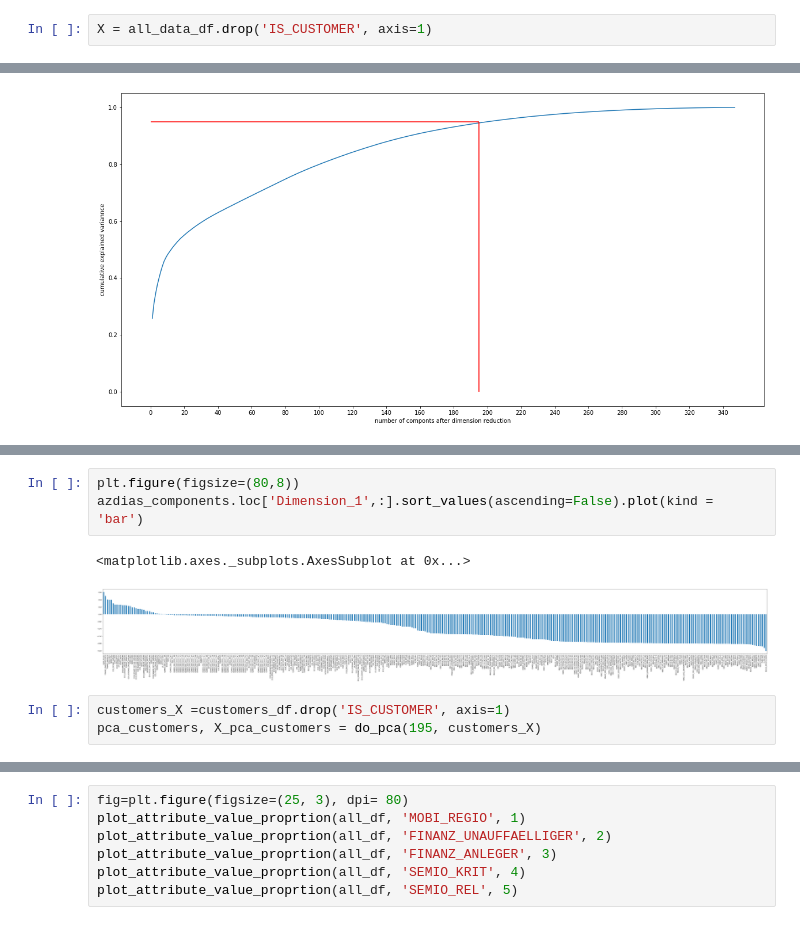
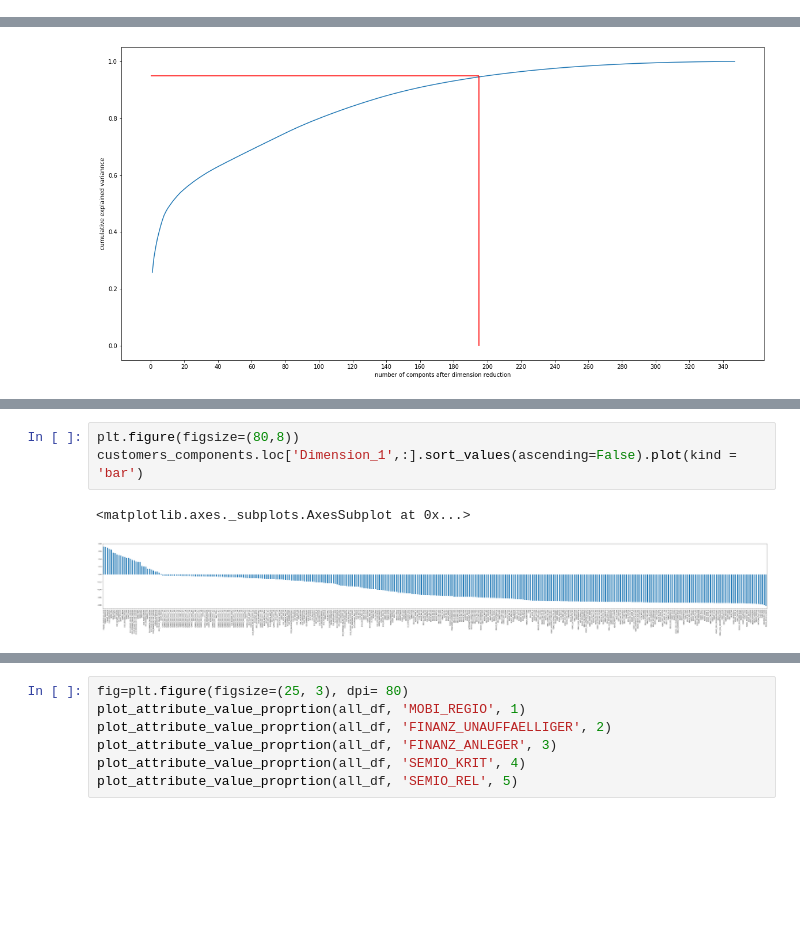
Before and after one commit to lqiang79/udacity_DSND_arvato, a Jupyter notebook: Arvato_Project_Workbook_zh.ipynb, the cells around one changed output, grey strips where cells are left out. Cells and saved outputs as stored; diff of their text form; blank space fills up the shorter version.

```diff
--- a/Arvato_Project_Workbook_zh.ipynb
+++ b/Arvato_Project_Workbook_zh.ipynb
@@ -1157,8 +1180,6 @@ from sklearn.metrics.cluster import adjusted_rand_score
 from sklearn.metrics import silhouette_score
 from sklearn.decomposition import PCA
 from sklearn.impute import SimpleImputer
-# %%
-X = all_data_df.drop('IS_CUSTOMER', axis=1)
 # %% [markdown]
 ### 主成分分析PCA
 
@@ -1260,9 +1258,6 @@ azdias_components
 # %%
 plt.figure(figsize=(80,8))
-azdias_components.loc['Dimension_1',:].sort_values(ascending=False).plot(kind = 'bar')
+customers_components.loc['Dimension_1',:].sort_values(ascending=False).plot(kind = 'bar')
 # %% [output]
 <matplotlib.axes._subplots.AxesSubplot at 0x...>
-[figure, old version]
+[figure, new version]
-# %%
-customers_X =customers_df.drop('IS_CUSTOMER', axis=1)
-pca_customers, X_pca_customers = do_pca(195, customers_X)
```
Also changed, not shown: parts of 71 cells of this notebook, 4 other files.
